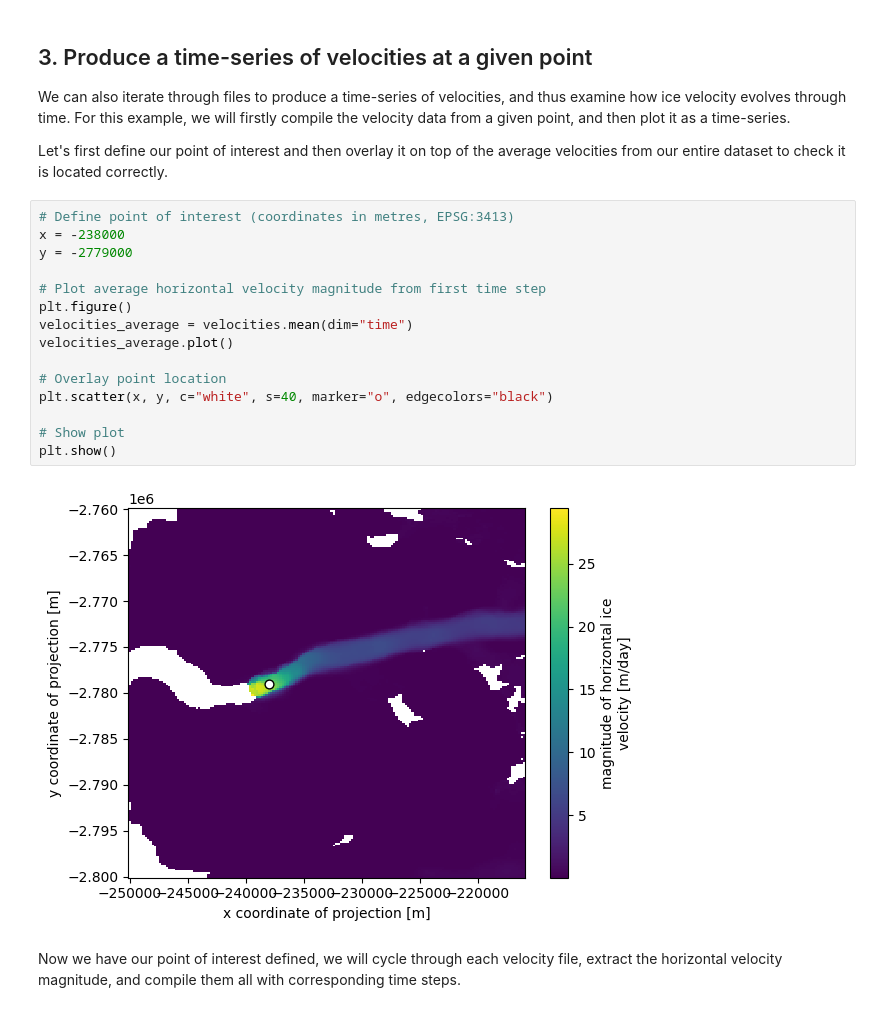
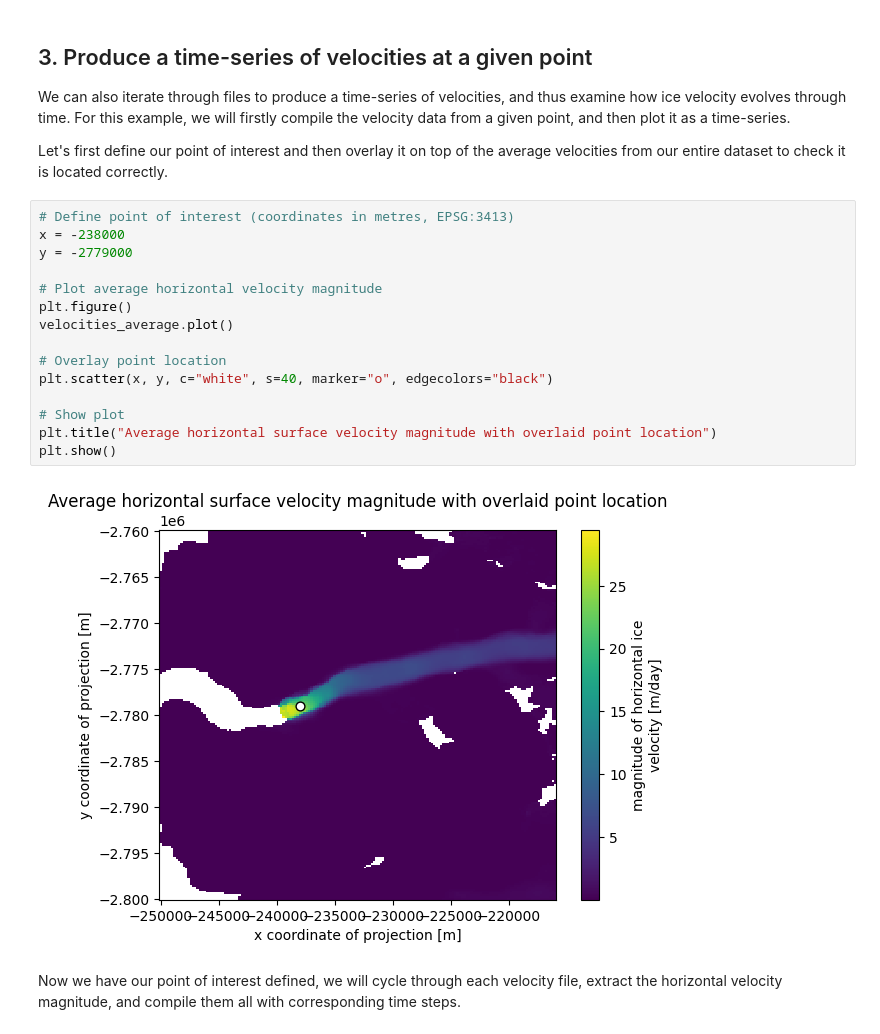
Before and after one commit to GEUS-Glaciology-and-Climate/Sentinel-1_Greenland_Ice_Velocity, a Jupyter notebook: tutorials/promice_iv_narsap_sermia_tutorial.ipynb, the cells around one changed output. Cells and saved outputs as stored; diff of their text form.

```diff
--- a/tutorials/promice_iv_narsap_sermia_tutorial.ipynb
+++ b/tutorials/promice_iv_narsap_sermia_tutorial.ipynb
@@ -255,20 +231,20 @@ Let's first define our point of interest and then overlay it on top of the avera
 # %%
 # Define point of interest (coordinates in metres, EPSG:3413)
 x = -238000
 y = -2779000
 
-# Plot average horizontal velocity magnitude from first time step
+# Plot average horizontal velocity magnitude
 plt.figure()
-velocities_average = velocities.mean(dim="time")
 velocities_average.plot()
 
 # Overlay point location
 plt.scatter(x, y, c="white", s=40, marker="o", edgecolors="black")
 
 # Show plot
+plt.title("Average horizontal surface velocity magnitude with overlaid point location")
 plt.show()
 # %% [output]
-[figure, old version]
+[figure, new version]
 # %% [markdown]
 Now we have our point of interest defined, we will cycle through each velocity file, extract the horizontal velocity magnitude, and compile them all with corresponding time steps.
 # %%
```
Also changed, not shown: parts of 3 cells of this notebook, 1 other file.
